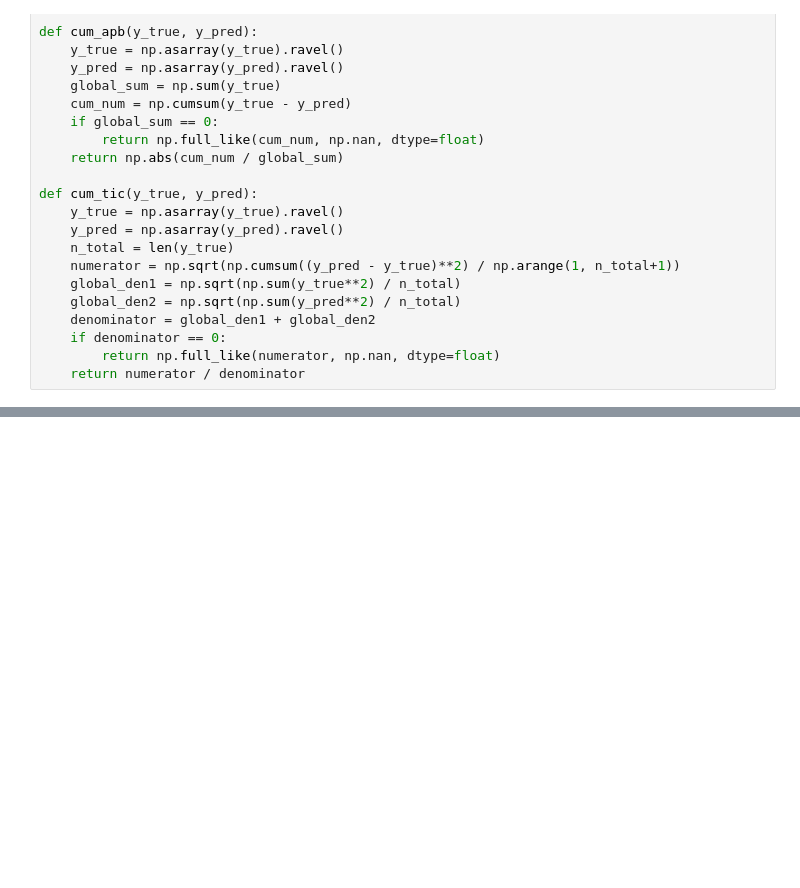
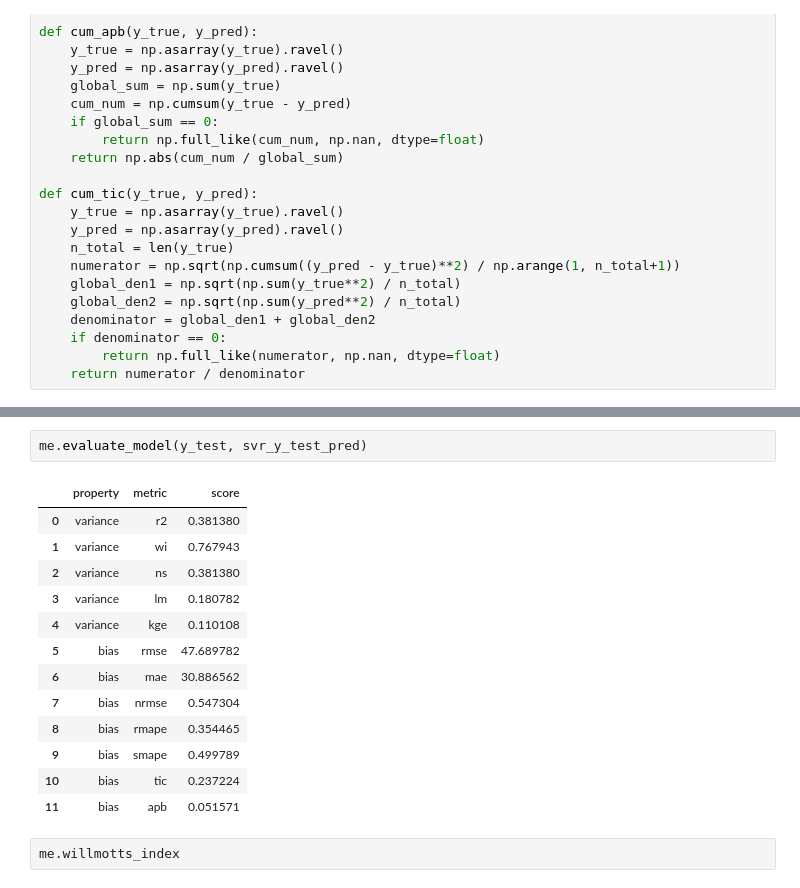
Before and after one commit to BenLeidig/de_lu_epf, a Jupyter notebook: doc/model_evaluation.ipynb, the cells around one changed output, grey strips where cells are left out. Drawn from its saved outputs; the diff is of its cells as text; blank space fills up the shorter version.

```diff
--- a/doc/model_evaluation.ipynb
+++ b/doc/model_evaluation.ipynb
@@ -324,0 +353,18 @@ plt.show()
+# %%
+me.evaluate_model(y_test, svr_y_test_pred)
+# %% [output]
+|  | property | metric | score |
+| 0 | variance | r2 | 0.381380 |
+| 1 | variance | wi | 0.767943 |
+| 2 | variance | ns | 0.381380 |
+| 3 | variance | lm | 0.180782 |
+| 4 | variance | kge | 0.110108 |
+| 5 | bias | rmse | 47.689782 |
+| 6 | bias | mae | 30.886562 |
+| 7 | bias | nrmse | 0.547304 |
+| 8 | bias | rmape | 0.354465 |
+| 9 | bias | smape | 0.499789 |
+| 10 | bias | tic | 0.237224 |
+| 11 | bias | apb | 0.051571 |
+# %%
+me.willmotts_index
```
Also changed, not shown: parts of 14 cells of this notebook, 10 other files.
